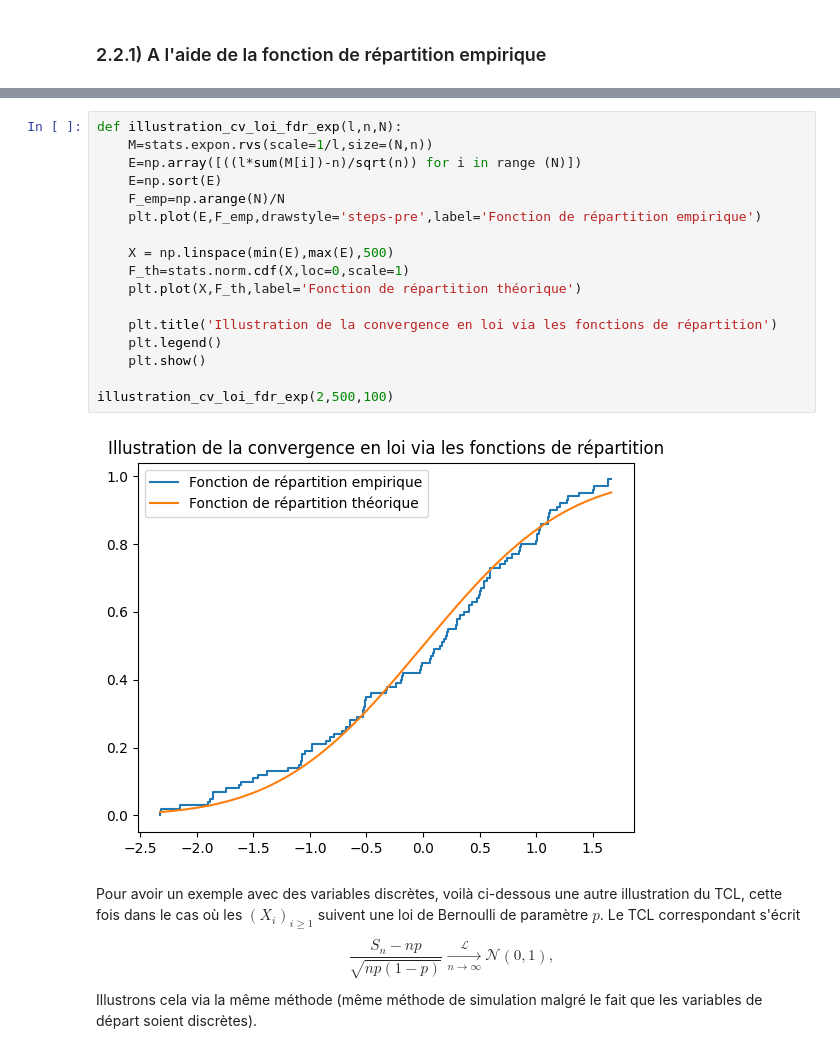
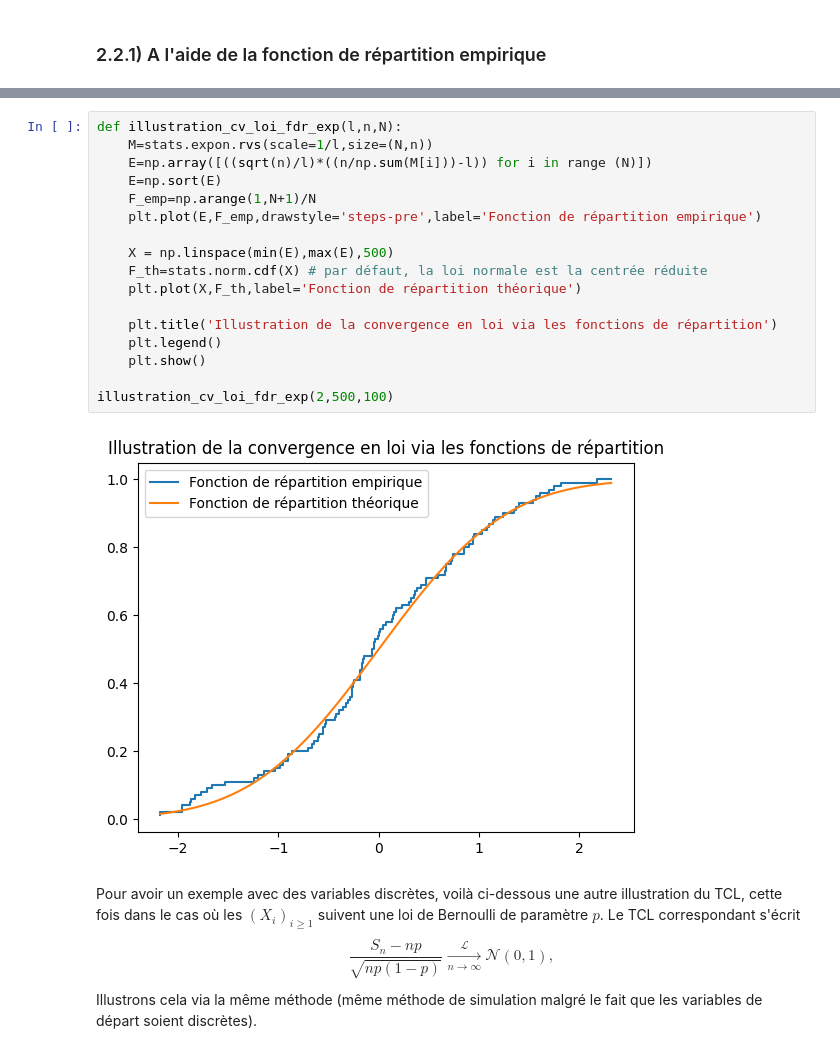
Before and after one commit to alicemoriniere/alicemoriniere.github.io, a Jupyter notebook: public/tp/recap2.ipynb, the cells around one changed output, grey strips where cells are left out. Drawn from its saved outputs; the diff is of its cells as text.

```diff
--- a/public/tp/recap2.ipynb
+++ b/public/tp/recap2.ipynb
@@ -65,22 +79,22 @@ $$\frac{\lambda S_n - n}{ \sqrt{n} } \xrightarrow[n \to \infty]{\mathcal L } \ma
 # %%
 def illustration_cv_loi_fdr_exp(l,n,N):
     M=stats.expon.rvs(scale=1/l,size=(N,n))
-    E=np.array([((l*sum(M[i])-n)/sqrt(n)) for i in range (N)])
+    E=np.array([((sqrt(n)/l)*((n/np.sum(M[i]))-l)) for i in range (N)])
     E=np.sort(E)
-    F_emp=np.arange(N)/N
+    F_emp=np.arange(1,N+1)/N
     plt.plot(E,F_emp,drawstyle='steps-pre',label='Fonction de répartition empirique')
 
     X = np.linspace(min(E),max(E),500)
-    F_th=stats.norm.cdf(X,loc=0,scale=1)
+    F_th=stats.norm.cdf(X) # par défaut, la loi normale est la centrée réduite
     plt.plot(X,F_th,label='Fonction de répartition théorique')
 
     plt.title('Illustration de la convergence en loi via les fonctions de répartition')
     plt.legend()
     plt.show()
 
 illustration_cv_loi_fdr_exp(2,500,100)
 # %% [output]
-[figure, old version]
+[figure, new version]
 # %% [markdown]
 Pour avoir un exemple avec des variables discrètes, voilà ci-dessous une autre illustration du TCL, cette fois dans le cas où les $(X_i)_{i \ge 1}$ suivent une loi de Bernoulli de paramètre $p$. Le TCL correspondant s'écrit
 $$\frac{S_n - np }{\sqrt{np(1-p)} } \xrightarrow[n \to \infty]{\mathcal L } \mathcal N (0,1), $$
```
Also changed, not shown: parts of 14 cells of this notebook, 3 other files.
